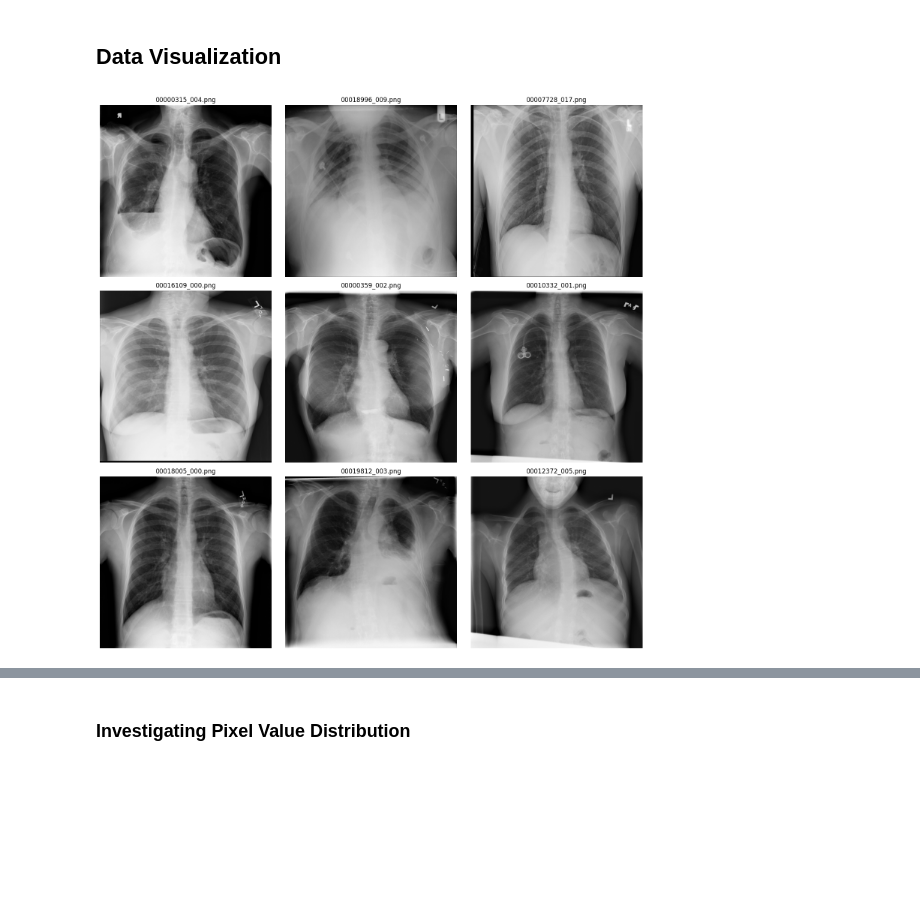
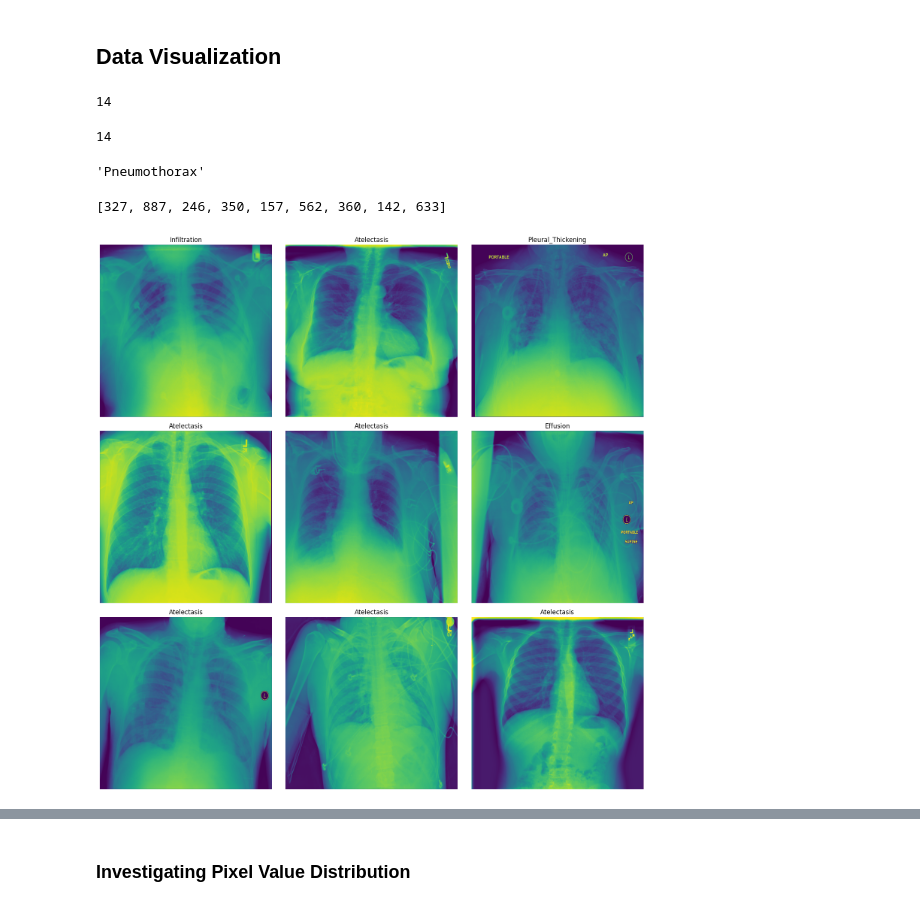
Before and after one commit to vivekpatel99/chest-x-ray-diagnosis-Multi-label-binary-classification, a Jupyter notebook: notebooks/01_exploratory_data_analysis.ipynb, the cells around one changed output, grey strips where cells are left out. Saved outputs shown, nothing was run; the diff lists cells and outputs as text; code cells hidden in the pictures; blank space fills up the shorter version.

```diff
--- a/notebooks/01_exploratory_data_analysis.ipynb
+++ b/notebooks/01_exploratory_data_analysis.ipynb
@@ -223,24 +223,48 @@ plt.show()
 [figure]
 # %% [markdown]
 ## Data Visualization
+# %%
+len(labels)
+# %% [output]
+14
+# %%
+len(train_df_labels.values[10])
+# %% [output]
+14
+# %%
+indx = labels[np.argmax(train_df_labels.values[10])]
+indx
+# %% [output]
+'Pneumothorax'
+# %%
+import random
+IMAGE_NUM = 9
+images = train_df.Image.values
+random_range = random.sample(range(0, len(images)), IMAGE_NUM)
+random_range
+# %% [output]
+[327, 887, 246, 350, 157, 562, 360, 142, 633]
 # %%
+import random
+IMAGE_NUM = 9
 images = train_df.Image.values
-IMAGE_NUM = 9
-random_images = [np.random.choice(images) for _ in range(IMAGE_NUM)]
+random_range = random.sample(range(0, len(images)), IMAGE_NUM)
+
+# random_images = [np.random.choice(images) for _ in range(IMAGE_NUM)]
 
 plt.figure(figsize=(15, 15))
 
-for i in range(IMAGE_NUM):
+for i, idx in enumerate(random_range):
     plt.subplot(3, 3, i + 1)
-    img = plt.imread(f"{cfg.DATASET_DIRS.TEST_IMAGE_DIR}/{random_images[i]}")
-    plt.imshow(img, cmap='gray')
+    img = plt.imread(f"{cfg.DATASET_DIRS.TEST_IMAGE_DIR}/{images[idx]}")
+    plt.imshow(img)
     plt.axis("off")
-    plt.title(random_images[i])
+    plt.title(labels[np.argmax(train_df_labels.values[idx])])
 
 plt.tight_layout()
 plt.show()
 # %% [output]
-[figure, old version]
+[figure, new version]
 # %%
 sample_image = train_df.Image[0]
 img = plt.imread(f"{cfg.DATASET_DIRS.TEST_IMAGE_DIR}/{sample_image}")
```
Also changed, not shown: parts of 9 cells of this notebook, 2 other files.
